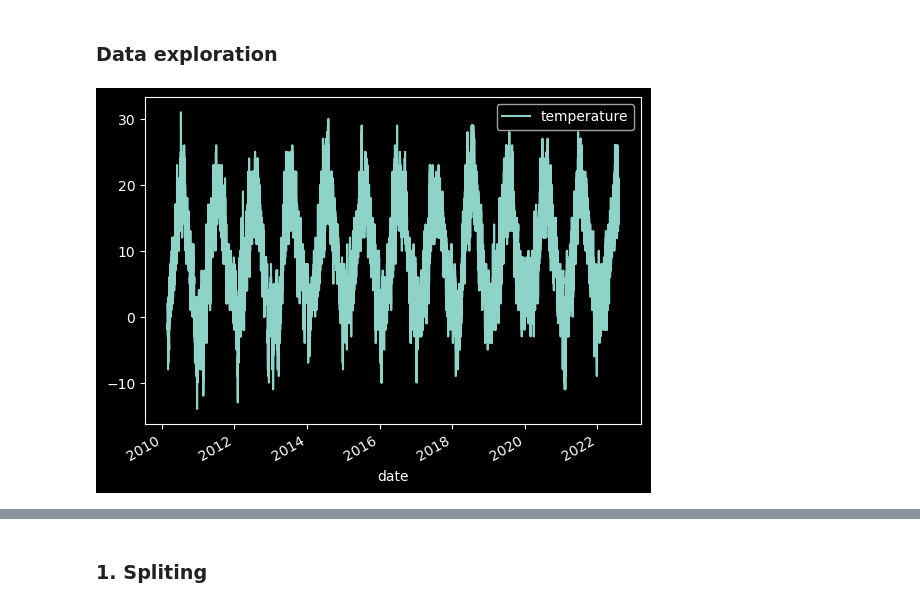
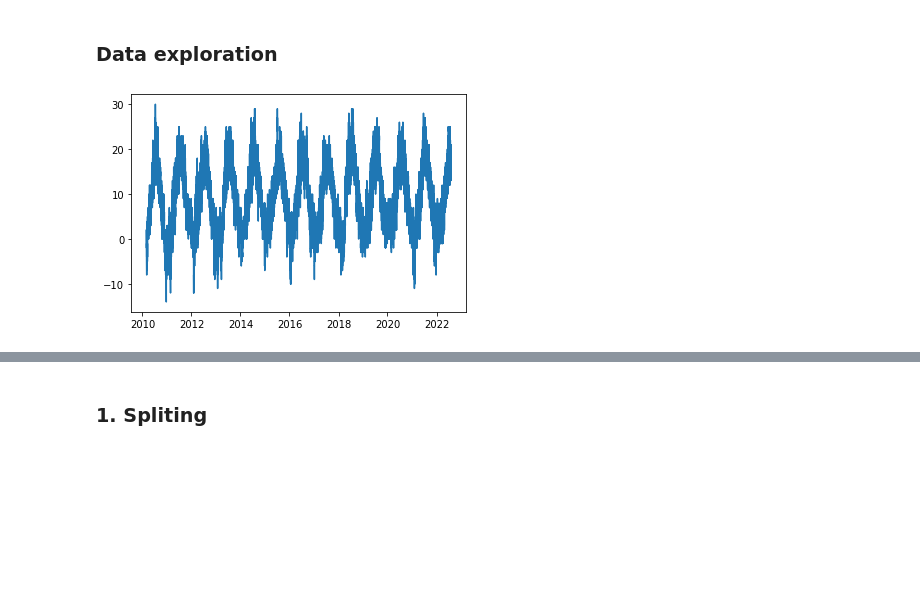
Before and after one commit to Peshkatar/prophet-weather-forecast, a Jupyter notebook: model.ipynb, the cells around one changed output, grey strips where cells are left out. Drawn from its saved outputs; the diff is of its cells as text; code cells hidden in the pictures; blank space fills up the shorter version.

```diff
--- a/model.ipynb
+++ b/model.ipynb
@@ -66,9 +68,10 @@ dtype: int64
 # %% [markdown]
 ### Data exploration
 # %%
-weather.plot();
+#weather.plot()
+plt.plot(weather.ds, weather.y);
 # %% [output]
-[figure, old version]
+[figure, new version]
 # %%
 sns.boxplot(data=weather);
 # %% [output]
```
Also changed, not shown: parts of 16 cells of this notebook.
